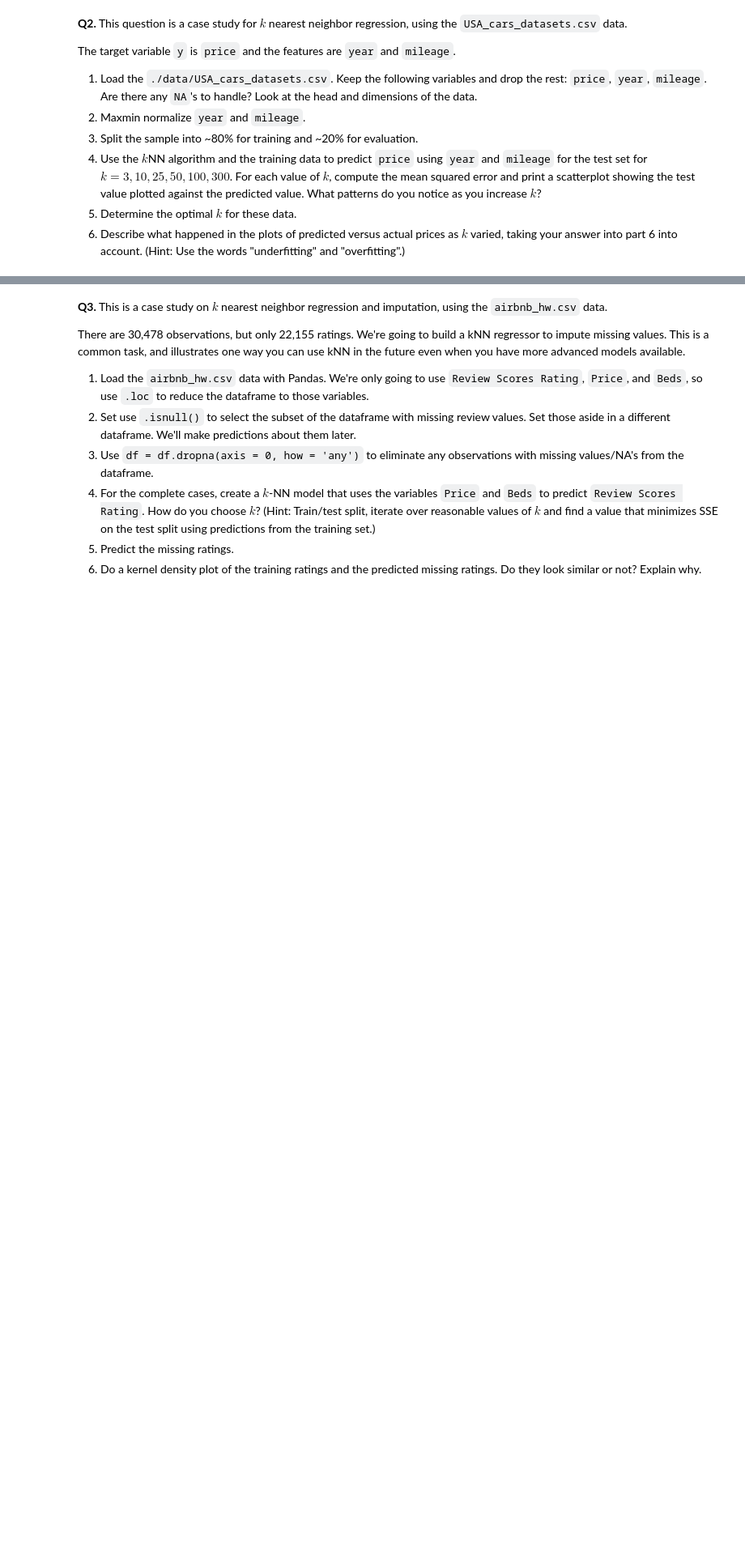
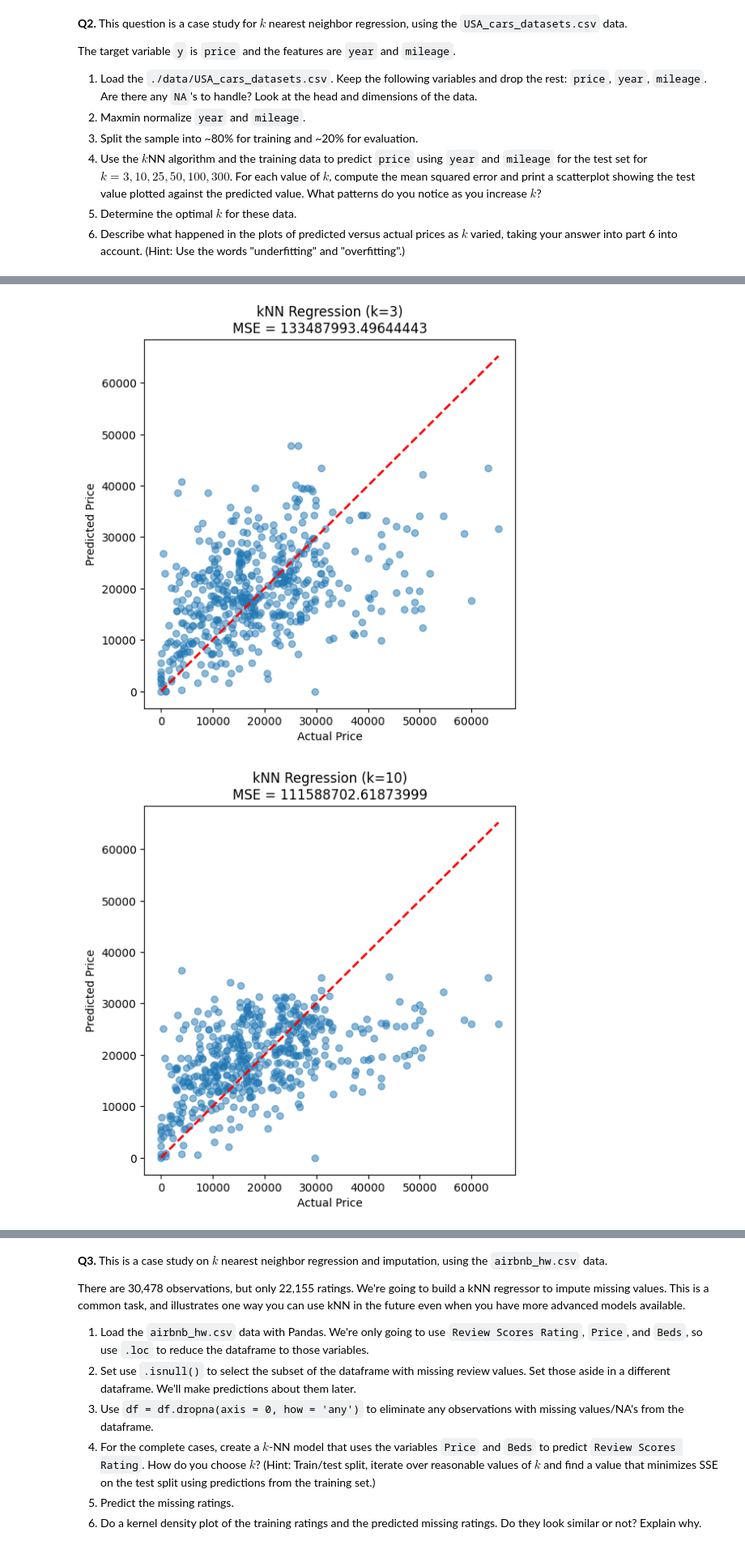
Before and after one commit to nishanadahal/knn_assignment, a Jupyter notebook: assignment_knn.ipynb, the cells around one changed output, grey strips where cells are left out. Shown at 81% size. Drawn from its saved outputs; the diff is of its cells as text; code cells hidden in the pictures; blank space fills up the shorter version.

```diff
--- a/assignment_knn.ipynb
+++ b/assignment_knn.ipynb
@@ -44,3 +45,67 @@ The target variable `y` is `price` and the features are `year` and `mileage`.
 4. Use the $k$NN algorithm and the training data to predict `price` using `year` and `mileage` for the test set for $k=3,10,25,50,100,300$. For each value of $k$, compute the mean squared error and print a scatterplot showing the test value plotted against the predicted value. What patterns do you notice as you increase $k$?
 5. Determine the optimal $k$ for these data.
 6. Describe what happened in the plots of predicted versus actual prices as $k$ varied, taking your answer into part 6 into account. (Hint: Use the words "underfitting" and "overfitting".)
+# %%
+import pandas as pd
+import numpy as np
+from sklearn.model_selection import train_test_split
+from sklearn.neighbors import KNeighborsRegressor
+from sklearn.metrics import mean_squared_error
+import matplotlib.pyplot as plt
+
+#1
+cars_df = pd.read_csv('USA_cars_datasets.csv')
+cars_df.drop(['price', 'year', 'mileage'], axis = 1)
+print(cars_df.head())
+print(cars_df.shape) #dimensions: (2499,13)
+print(cars_df.isna()) #No
+
+#2
+def maxmin(z):
+    z = (z-min(z))/(max(z)-min(z))
+    return(z)
+cars_df[['year', 'mileage']] = cars_df[['year', 'mileage']].apply(maxmin)
+print(cars_df.head())
+
+#3
+X = cars_df[['year', 'mileage']]
+y = cars_df['price']
+X_train, X_test, y_train, y_test = train_test_split(
+    X, y, test_size=0.2, random_state=65)
+
+#4
+k_values = [3, 10, 25, 50, 100, 300]
+
+results = {}
+
+for k in k_values:
+    knn = KNeighborsRegressor(n_neighbors=k)
+    knn.fit(X_train, y_train)
+    y_pred = knn.predict(X_test)
+
+    mse = mean_squared_error(y_test, y_pred)
+    results[k] = mse
+
+    plt.figure(figsize=(6, 6))
+    plt.scatter(y_test, y_pred, alpha=0.5)
+    plt.plot([y_test.min(), y_test.max()],
+             [y_test.min(), y_test.max()],
+             'r--', lw=2)
+    plt.xlabel("Actual Price")
+    plt.ylabel("Predicted Price")
+    plt.title(f"kNN Regression (k={k})\nMSE = {mse}")
+    plt.show()
+
+print("k, MSE:")
+for k, mse in results.items():
+    print(f"k={k}: MSE={mse}")
+
+#As you increase k it gets lower.
+#5
+#The optimal k for these data is 50, since it produces the lowest mean squared error on the test set.
+
+#6
+#For small k like 3, predictions were very close to individual training points, showing overfitting. As
+#k increased like 25-50, predictions smoothed out and matched actual prices better. For large
+#k like 100-300, predictions clustered near the mean, showing underfitting.
+# %% [output]
@@ -46,0 +129,2 @@ The target variable `y` is `price` and the features are `year` and `mileage`.
+[figure, added]
+[figure, added]
```
Also changed, not shown: parts of 2 cells of this notebook.
